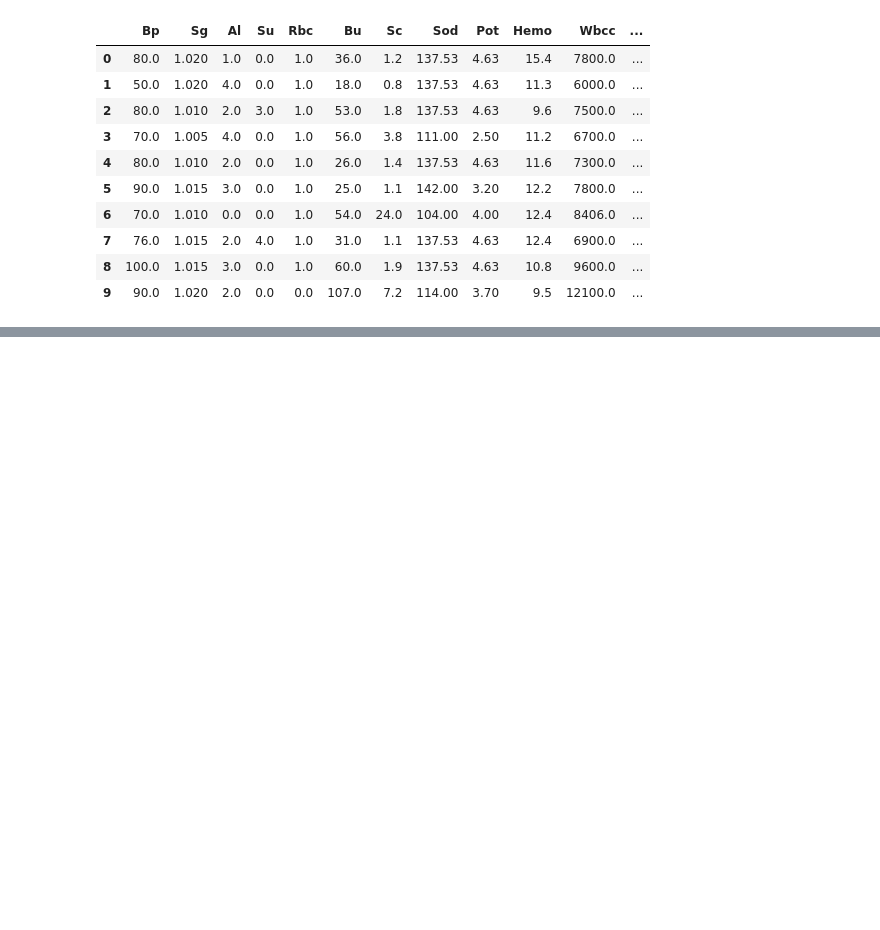
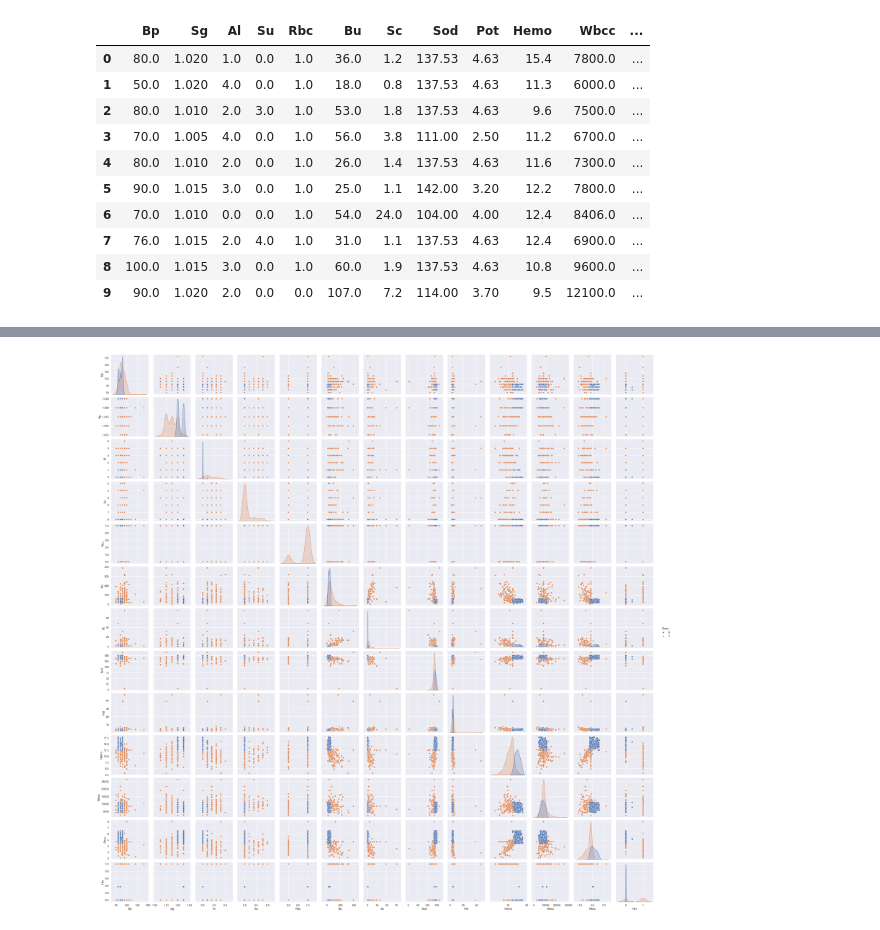
Before and after one commit to esanolad/kidney_disease_classification, a Jupyter notebook: classify.ipynb, the cells around one changed output, grey strips where cells are left out. Drawn from its saved outputs; the diff is of its cells as text; code cells hidden in the pictures; blank space fills up the shorter version.

Commit message:
adds pair plot

```diff
--- a/classify.ipynb
+++ b/classify.ipynb
@@ -40,0 +61,5 @@ df.head(10)
+# %%
+sns.pairplot(df, hue='Class')
+plt.show()
+# %% [output]
+[figure, added]
```
Also changed, not shown: parts of 2 cells of this notebook, 1 other file.
